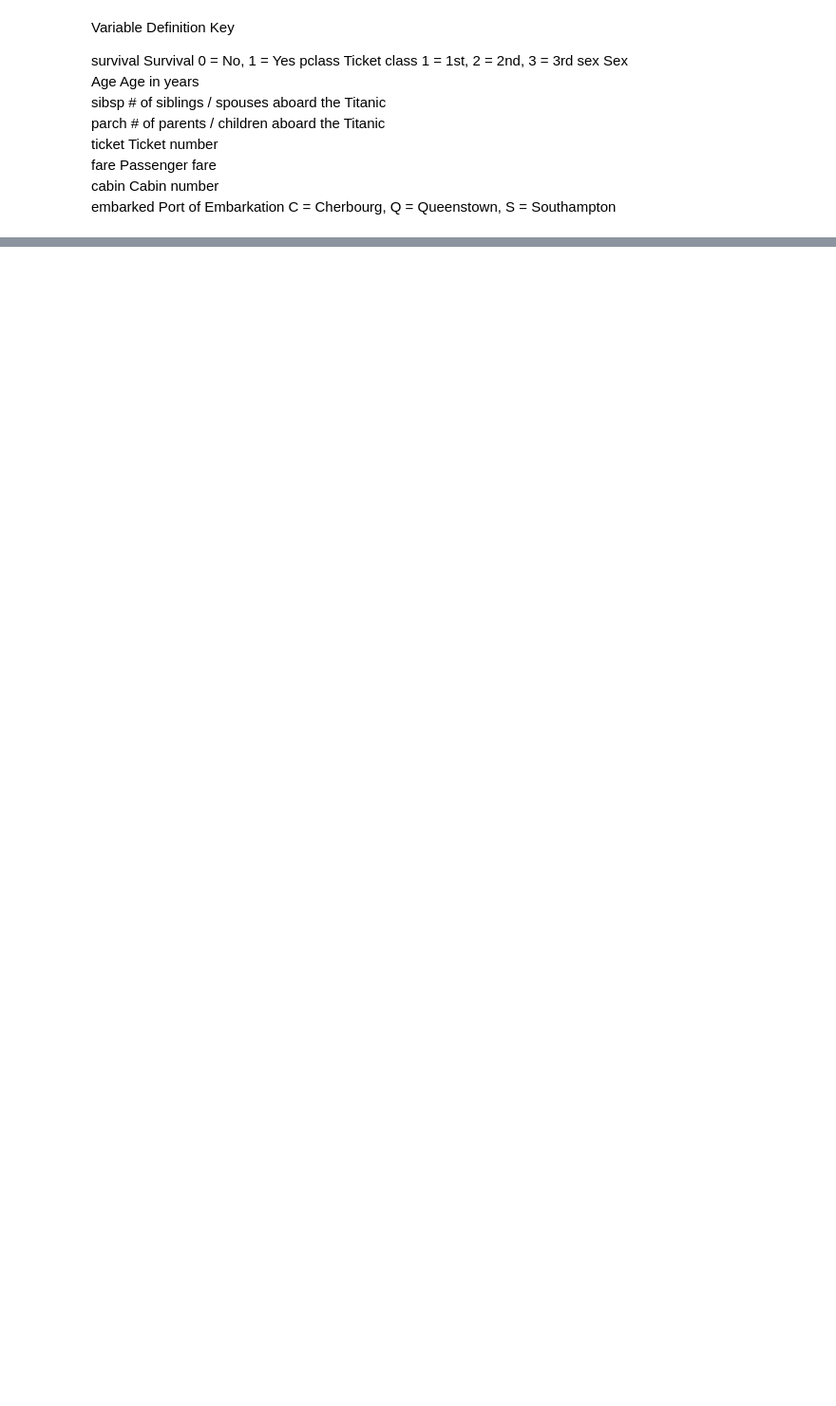
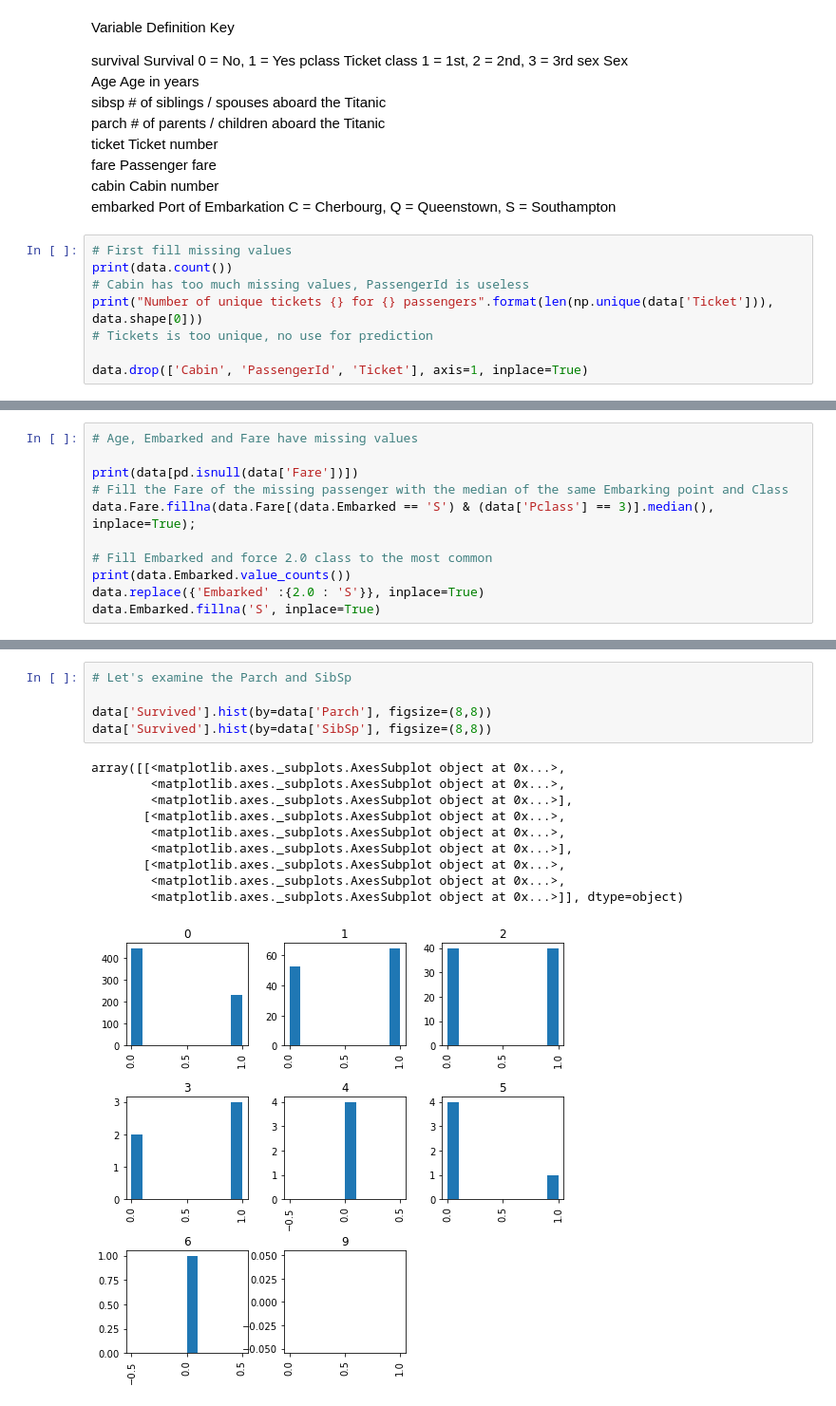
Before and after one commit to B-Sabev/Titanic, a Jupyter notebook: ExploratoryAnalysis.ipynb, the cells around one changed output, grey strips where cells are left out. Shown at 95% size. Cells and saved outputs as stored; diff of their text form; blank space fills up the shorter version.

```diff
--- a/ExploratoryAnalysis.ipynb
+++ b/ExploratoryAnalysis.ipynb
@@ -16,3 +31,11 @@ ticket 	    Ticket number
 fare 	    Passenger fare
 cabin 	    Cabin number
 embarked 	Port of Embarkation 	C = Cherbourg, Q = Queenstown, S = Southampton
+# %%
+# First fill missing values
+print(data.count())
+# Cabin has too much missing values, PassengerId is useless
+print("Number of unique tickets {} for {} passengers".format(len(np.unique(data['Ticket'])), data.shape[0]))
+# Tickets is too unique, no use for prediction
+
+data.drop(['Cabin', 'PassengerId', 'Ticket'], axis=1, inplace=True)
@@ -18,0 +57,11 @@ embarked 	Port of Embarkation 	C = Cherbourg, Q = Queenstown, S = Southampton
+# %%
+# Age, Embarked and Fare have missing values
+
+print(data[pd.isnull(data['Fare'])])
+# Fill the Fare of the missing passenger with the median of the same Embarking point and Class
+data.Fare.fillna(data.Fare[(data.Embarked == 'S') & (data['Pclass'] == 3)].median(), inplace=True);
+
+# Fill Embarked and force 2.0 class to the most common
+print(data.Embarked.value_counts())
+data.replace({'Embarked' :{2.0 : 'S'}}, inplace=True)
+data.Embarked.fillna('S', inplace=True)
@@ -160,0 +144,16 @@ dtype: object
+# %%
+# Let's examine the Parch and SibSp
+
+data['Survived'].hist(by=data['Parch'], figsize=(8,8))
+data['Survived'].hist(by=data['SibSp'], figsize=(8,8))
+# %% [output]
+array([[<matplotlib.axes._subplots.AxesSubplot object at 0x...>,
+        <matplotlib.axes._subplots.AxesSubplot object at 0x...>,
+        <matplotlib.axes._subplots.AxesSubplot object at 0x...>],
+       [<matplotlib.axes._subplots.AxesSubplot object at 0x...>,
+        <matplotlib.axes._subplots.AxesSubplot object at 0x...>,
+        <matplotlib.axes._subplots.AxesSubplot object at 0x...>],
+       [<matplotlib.axes._subplots.AxesSubplot object at 0x...>,
+        <matplotlib.axes._subplots.AxesSubplot object at 0x...>,
+        <matplotlib.axes._subplots.AxesSubplot object at 0x...>]], dtype=object)
+[figure, added]
```
Also changed, not shown: parts of 18 cells of this notebook.
